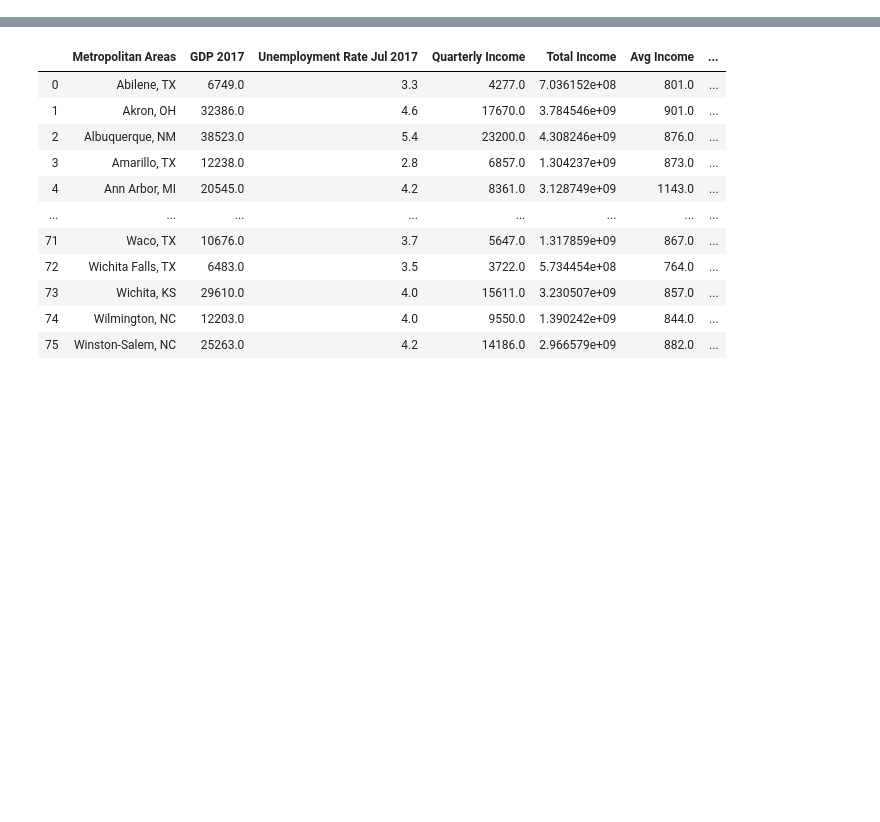
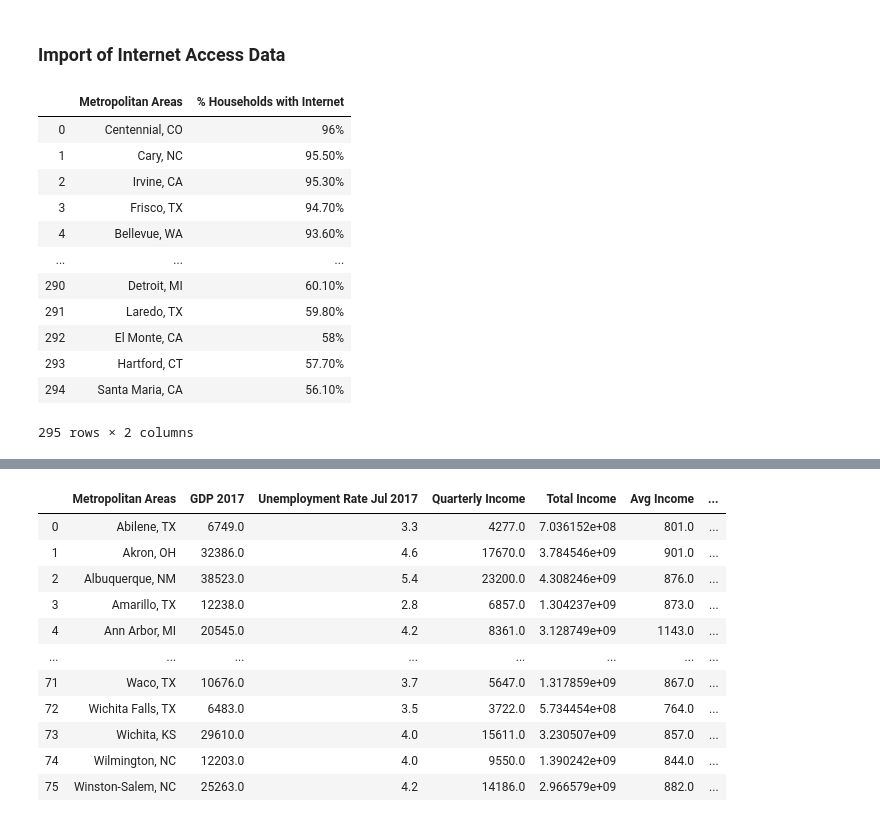
Before and after one commit to Emi-Babu/5G-Network-Analysis, a Jupyter notebook: 0_first_attempt/2_merged_data/merged_notebook.ipynb, the cells around one changed output, grey strips where cells are left out. Saved outputs shown, nothing was run; the diff lists cells and outputs as text; code cells hidden in the pictures; blank space fills up the shorter version.

```diff
--- a/0_first_attempt/2_merged_data/merged_notebook.ipynb
+++ b/0_first_attempt/2_merged_data/merged_notebook.ipynb
@@ -224,0 +57,23 @@ total_df
+# %% [markdown]
+### Import of Internet Access Data
+# %%
+# Import of Internet Access Data resulting of the cleanning process
+internet_df = pd.read_csv("../1_jacqueline_internet/output/internet_clean.csv")
+# Drop the index loaded from the csv file
+internet_df = internet_df.drop(['Unnamed: 0'], axis=1)
+# Print the clean Internet Acess data
+internet_df
+# %% [output]
+|  | Metropolitan Areas | % Households with Internet |
+| 0 | Centennial, CO | 96% |
+| 1 | Cary, NC | 95.50% |
+| 2 | Irvine, CA | 95.30% |
+| 3 | Frisco, TX | 94.70% |
+| 4 | Bellevue, WA | 93.60% |
+| ... | ... | ... |
+| 290 | Detroit, MI | 60.10% |
+| 291 | Laredo, TX | 59.80% |
+| 292 | El Monte, CA | 58% |
+| 293 | Hartford, CT | 57.70% |
+| 294 | Santa Maria, CA | 56.10% |
+295 rows × 2 columns
```
Also changed, not shown: parts of 59 cells of this notebook, 2 other files.
